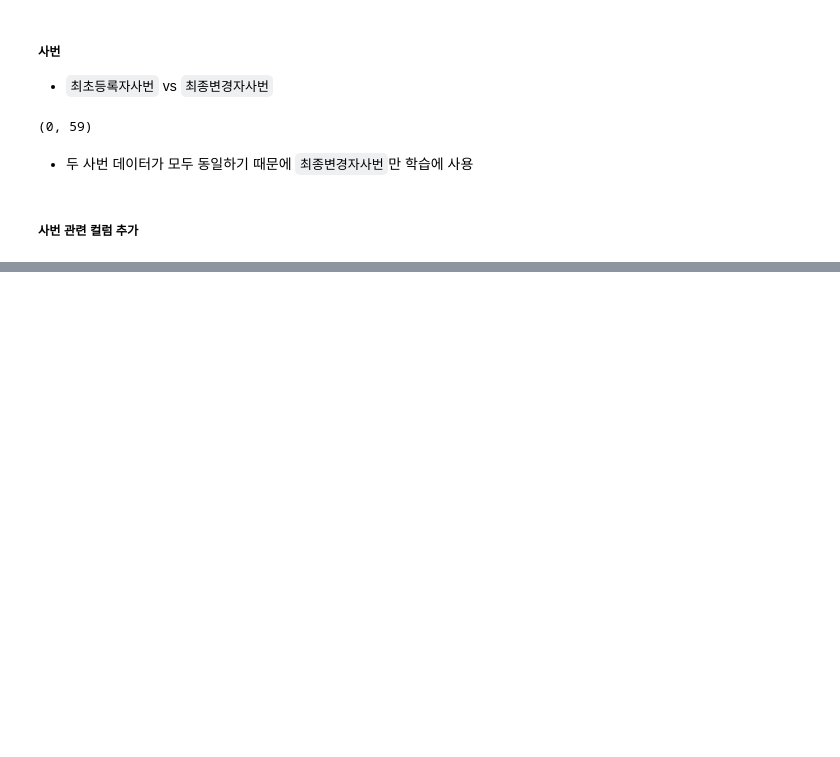
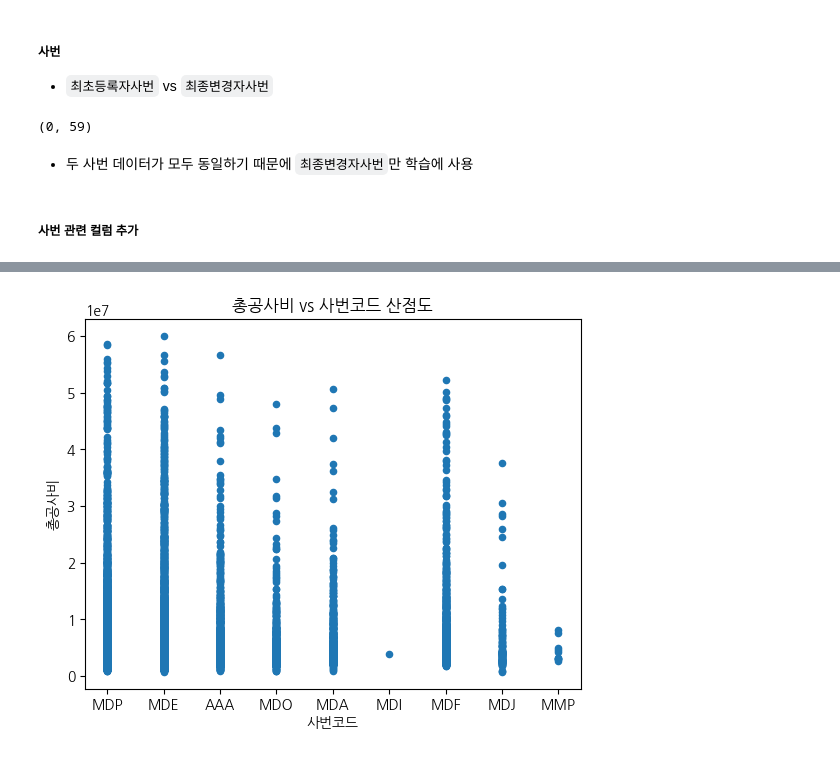
Before and after one commit to freemancho1/ai-projects, a Jupyter notebook: 42-AIDDD-T213P310/3rd-xy/ba-pp-cons.ipynb, the cells around one changed output, grey strips where cells are left out. Cells and saved outputs as stored; diff of their text form; code cells hidden in the pictures; blank space fills up the shorter version.

```diff
--- a/42-AIDDD-T213P310/3rd-xy/ba-pp-cons.ipynb
+++ b/42-AIDDD-T213P310/3rd-xy/ba-pp-cons.ipynb
@@ -160,0 +300,8 @@ df_data['사번코드'].value_counts()
+# %%
+df_data.plot.scatter(x='eid_code', y='total_cons_cost')
+plt.xlabel('사번코드')
+plt.ylabel('총공사비')
+plt.title('총공사비 vs 사번코드 산점도')
+plt.show()
+# %% [output]
+[figure, added]
```
Also changed, not shown: parts of 17 cells of this notebook, 4 other files.
